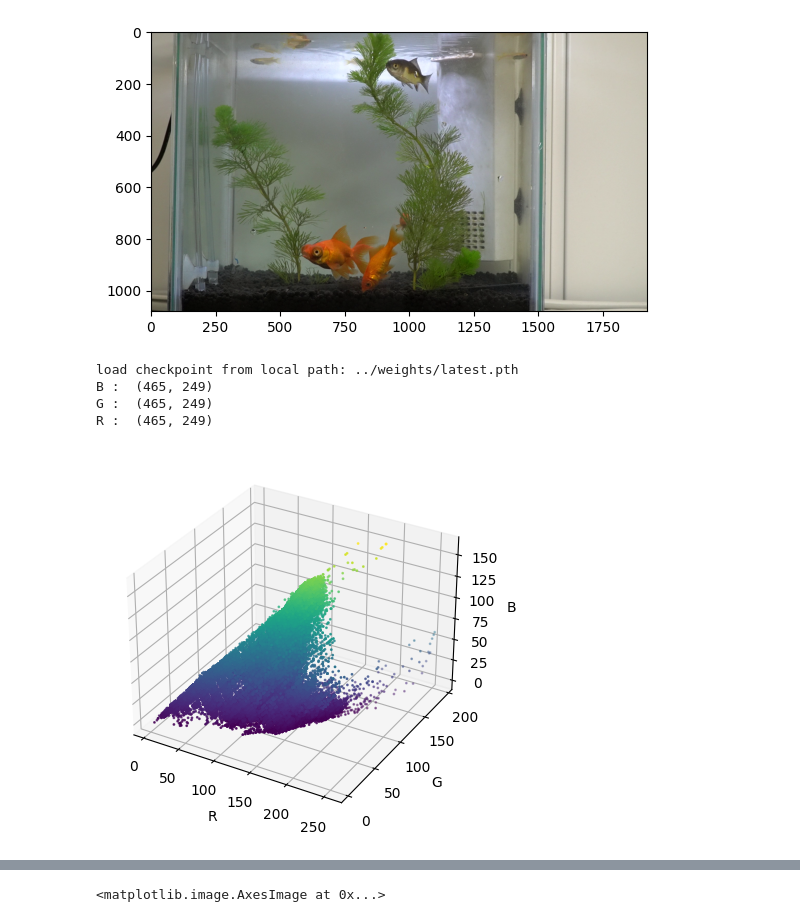
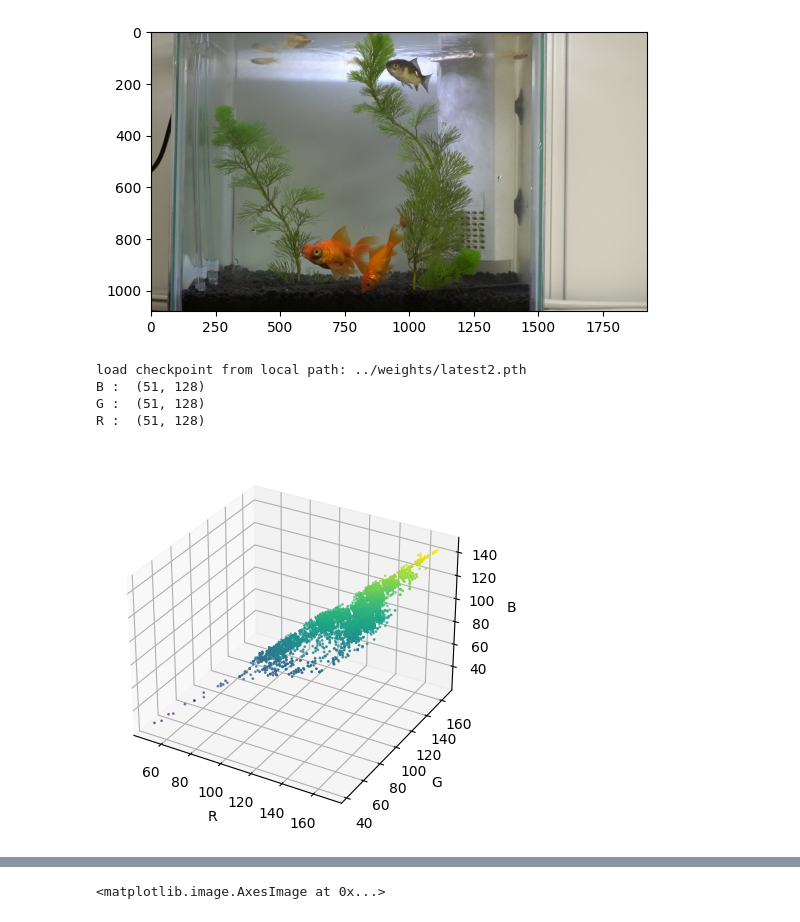
Before and after one commit to Pragyanstha/SummerCamp2022, a Jupyter notebook: notebooks/simple_tracking.ipynb, the cells around one changed output, grey strips where cells are left out. Saved outputs shown, nothing was run; the diff lists cells and outputs as text; code cells hidden in the pictures.

```diff
--- a/notebooks/simple_tracking.ipynb
+++ b/notebooks/simple_tracking.ipynb
@@ -25,7 +25,8 @@ dataset = Dataset(DATA_DIR, RESULT_DIR, fps=5)
 # detection部分を関数化
 def detection(img):
     config_path = '../configs/faster_rcnn_r50_fpn.py'
-    weight_path = '../weights/latest.pth'
+    # weight_path = '../weights/latest.pth'
+    weight_path = "../weights/latest2.pth"
 
 
     model = init_detector(config_path, weight_path, device ='cuda:1')
@@ -219,8 +254,8 @@ plt.show()
 # %%
 def detection2(img):
     config_path = '../configs/faster_rcnn_r50_fpn.py'
-    weight_path = '../weights/latest.pth'
-
+    # weight_path = '../weights/latest.pth'
+    weight_path = "../weights/latest2.pth"
 
     model = init_detector(config_path, weight_path, device ='cuda:1')
 
@@ -389,40 +410,40 @@ for category in result:
     # each of loop is data of detected fish
     for detected in category:
         score = detected[4]
         # Set the TH(0.5)
         if score > 0.95:
             # integer
             x, y, x_w, y_h = detected[0:4]
             x, y, x_w, y_h = map(int,(x, y, x_w, y_h))
 '''
 # crop image
-category = result[4]
+category = result[0]
 detected = category[0]
 x, y, x_w, y_h, score= detected[0:5]
 x, y, x_w, y_h = map(int,(x, y, x_w, y_h))
 
 
-crop_img = img[x:x_w, y:y_h]
+crop_img = img[y:y_h, x:x_w]
 
 B = crop_img[:,:,0]
 G = crop_img[:,:,1]
 R = crop_img[:,:,2]
 
 print('B : ', B.shape)
 print('G : ', G.shape)
 print('R : ', R.shape)
 
 ax = plt.axes(projection='3d')
 ax.scatter(R, G, B, c=B, s=1,cmap='viridis')
 ax.set_xlabel('R')
 ax.set_ylabel('G')
 ax.set_zlabel('B');
 # %% [output]
-load checkpoint from local path: ../weights/latest.pth
-B :  (465, 249)
-G :  (465, 249)
-R :  (465, 249)
+load checkpoint from local path: ../weights/latest2.pth
+B :  (51, 128)
+G :  (51, 128)
+R :  (51, 128)
-[figure, old version]
+[figure, new version]
 # %%
 crop_img = cv2.cvtColor(crop_img, cv2.COLOR_BGR2RGB)
 plt.imshow(crop_img)
```
Also changed, not shown: parts of 24 cells of this notebook.
